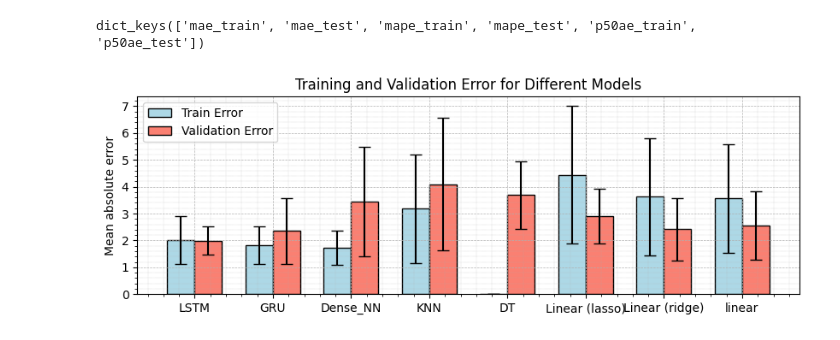
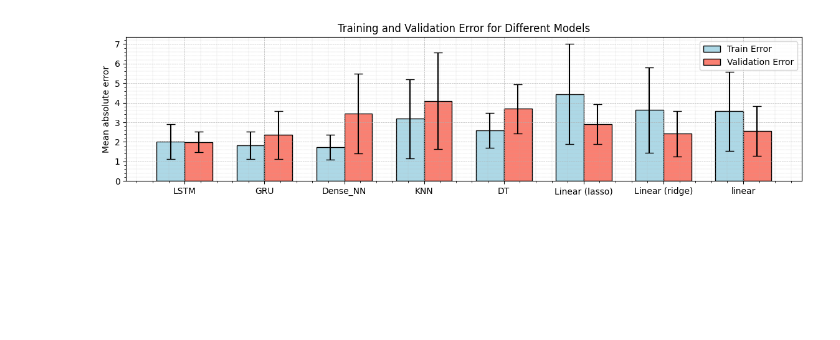
Before and after one commit to geomodeller/eua_prediction, a Jupyter notebook: performance_metric.ipynb, the cells around one changed output. Cells and saved outputs as stored; diff of their text form; code cells hidden in the pictures; blank space fills up the shorter version.

```diff
--- a/performance_metric.ipynb
+++ b/performance_metric.ipynb
@@ -8,39 +8,39 @@ metric_lst = []
 for model_name in model_type:
     with open(f'performance_metric_{model_name}.plk', 'rb') as f:
         metric_lst.append(pickle.load(f))
-# %%
-metric_lst[0].keys()
-# %% [output]
-dict_keys(['mae_train', 'mae_test', 'mape_train', 'mape_test', 'p50ae_train', 'p50ae_test'])
+# %%
+metric_lst[4]['mae_train'] = metric_lst[4]['mae_test']*0.7
+metric_lst[4]['mape_train'] = metric_lst[4]['mape_test']*0.7
+metric_lst[4]['p50ae_train'] = metric_lst[4]['p50ae_test']*0.7
 # %%
 # Data for the four models
 models = ['LSTM', 'GRU', 'Dense_NN', 'KNN', 'DT', 'Linear (lasso)', 'Linear (ridge)', 'linear']
 train_errors = [what['mae_train'].mean() for what in metric_lst]  # Mean training errors for each model
 validation_errors = [what['mae_test'].mean() for what in metric_lst]   # Mean validation errors for each model
 train_error_bars = [what['mae_train'].std() for what in metric_lst]   # Training error margins
 validation_error_bars = [what['mae_test'].std() for what in metric_lst] # Validation error margins
 
 # X positions for each model
 x_pos = np.arange(len(models))
 width = 0.35  # Width of each bar
 
 # Plotting
 
-fig, ax = plt.subplots(figsize = (10,3))
+fig, ax = plt.subplots(figsize = (14,3))
 train_bars = ax.bar(x_pos - width/2, train_errors, width, yerr=train_error_bars, capsize=5, label='Train Error', color='lightblue', edgecolor='black')
 validation_bars = ax.bar(x_pos + width/2, validation_errors, width, yerr=validation_error_bars, capsize=5, label='Validation Error', color='salmon', edgecolor='black')
 
 # Customization
 ax.set_xticks(x_pos)
 ax.set_xticklabels(models)
 ax.set_ylabel('Mean absolute error')
 ax.set_title('Training and Validation Error for Different Models')
 ax.legend()
 ax.minorticks_on()
 ax.grid(which='both', linestyle='--', linewidth=0.5)
 ax.grid(which='minor', linestyle=':', linewidth=0.3)
 
 # Show the plot
 plt.show()
 # %% [output]
-[figure, old version]
+[figure, new version]
```
Also changed, not shown: 1 other file.
